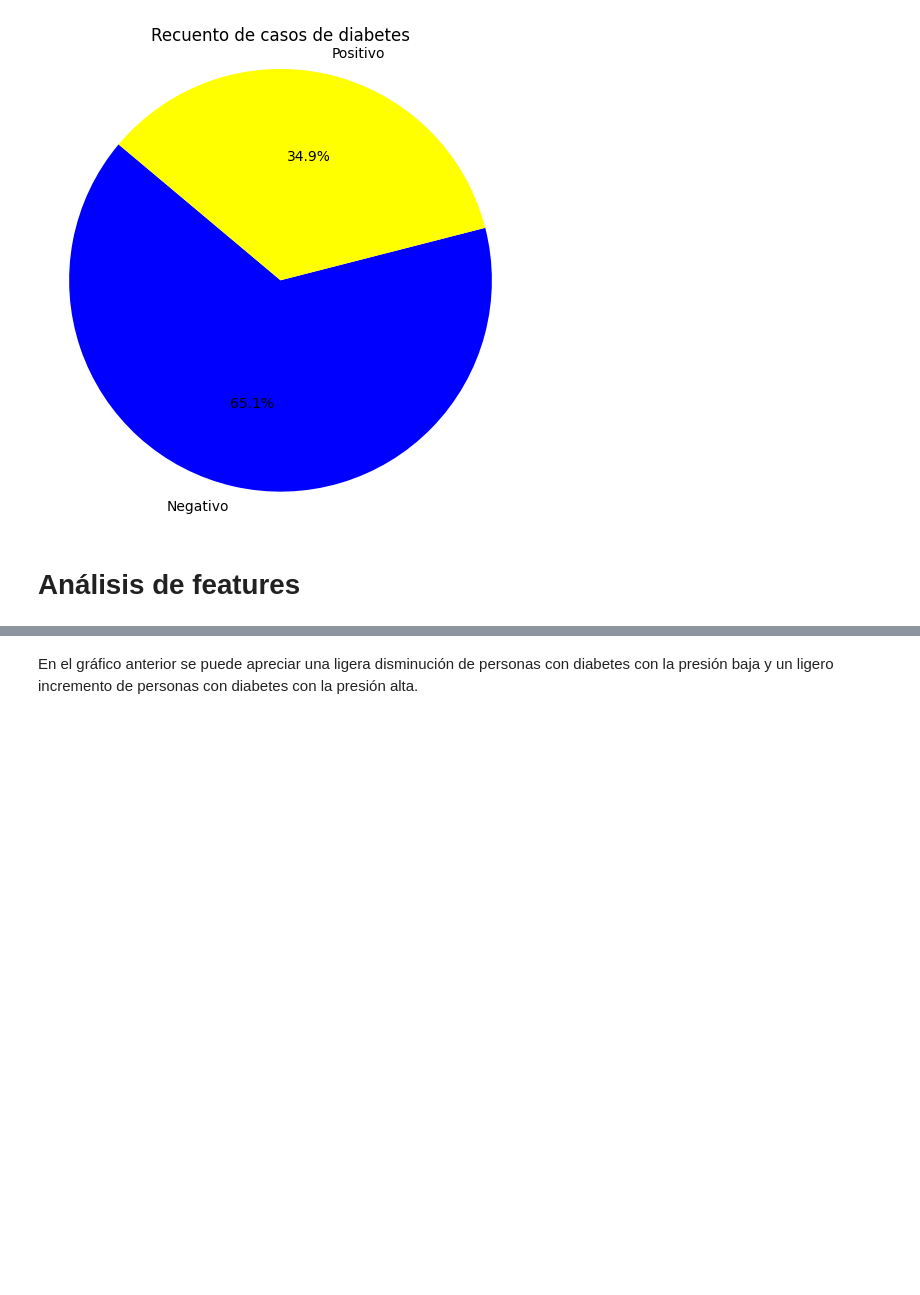
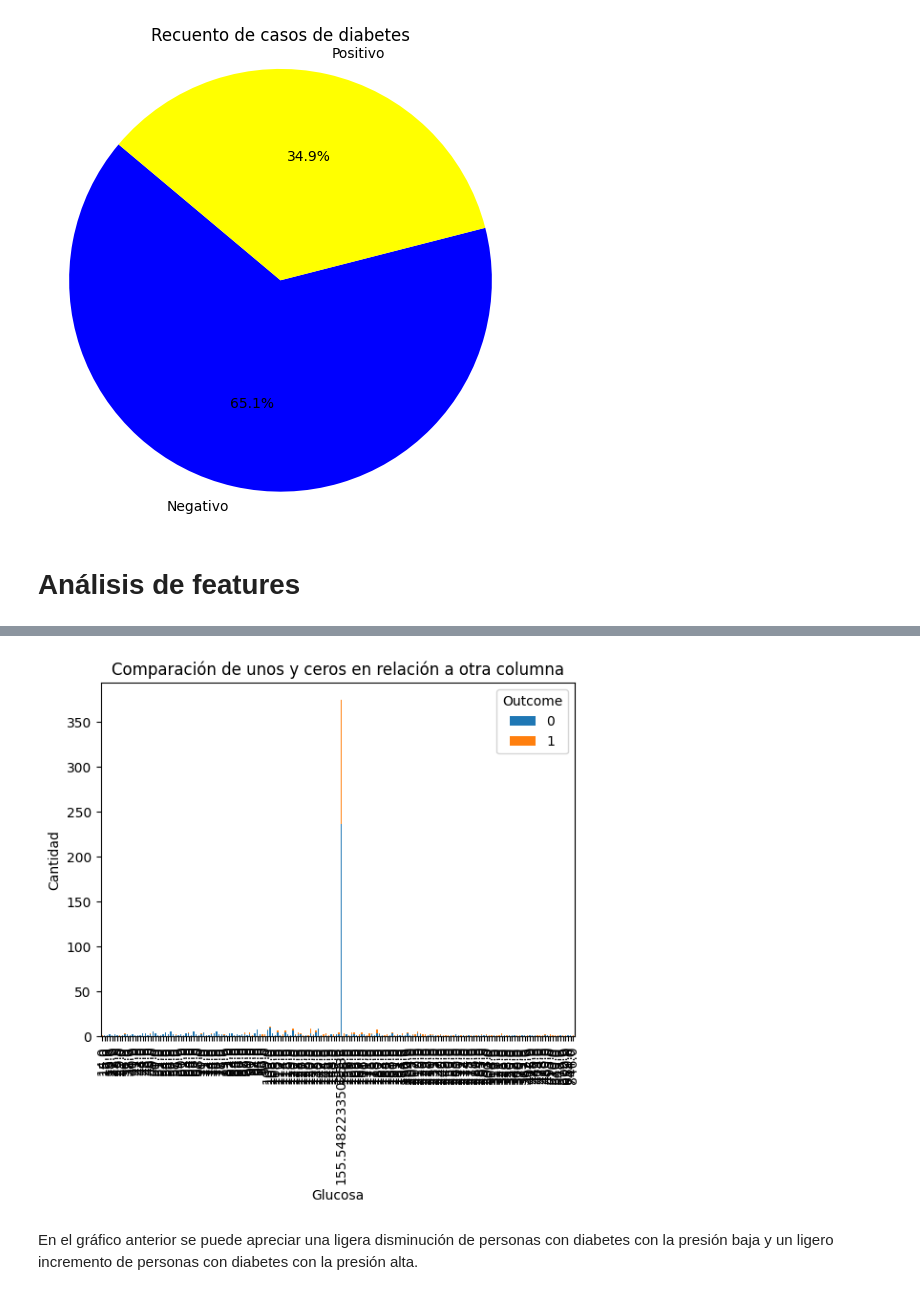
Before and after one commit to Sebascam9814/ProyectoIA, a Jupyter notebook: analisis_diabetes.ipynb, the cells around one changed output, grey strips where cells are left out. Drawn from its saved outputs; the diff is of its cells as text; code cells hidden in the pictures; blank space fills up the shorter version.

```diff
--- a/analisis_diabetes.ipynb
+++ b/analisis_diabetes.ipynb
@@ -50,3 +54,16 @@ plt.show()
+# %%
+# Contar los valores de 'columna2' para cada valor único en 'columna1'
+counts = datos.groupby('Insulin')['Outcome'].value_counts().unstack().fillna(0)
+
+# Graficar los valores
+counts.plot(kind='bar', stacked=True)
+plt.xlabel('Glucosa')
+plt.ylabel('Cantidad')
+plt.title('Comparación de unos y ceros en relación a otra columna')
+plt.legend(title='Outcome')
+plt.show()
+# %% [output]
+[figure, added]
 # %% [markdown]
 En el gráfico anterior se puede apreciar una ligera disminución de personas con diabetes con la presión baja y un ligero incremento de personas con diabetes con la presión alta.
 # %%
```
Also changed, not shown: parts of 4 cells of this notebook, 3 other files.
